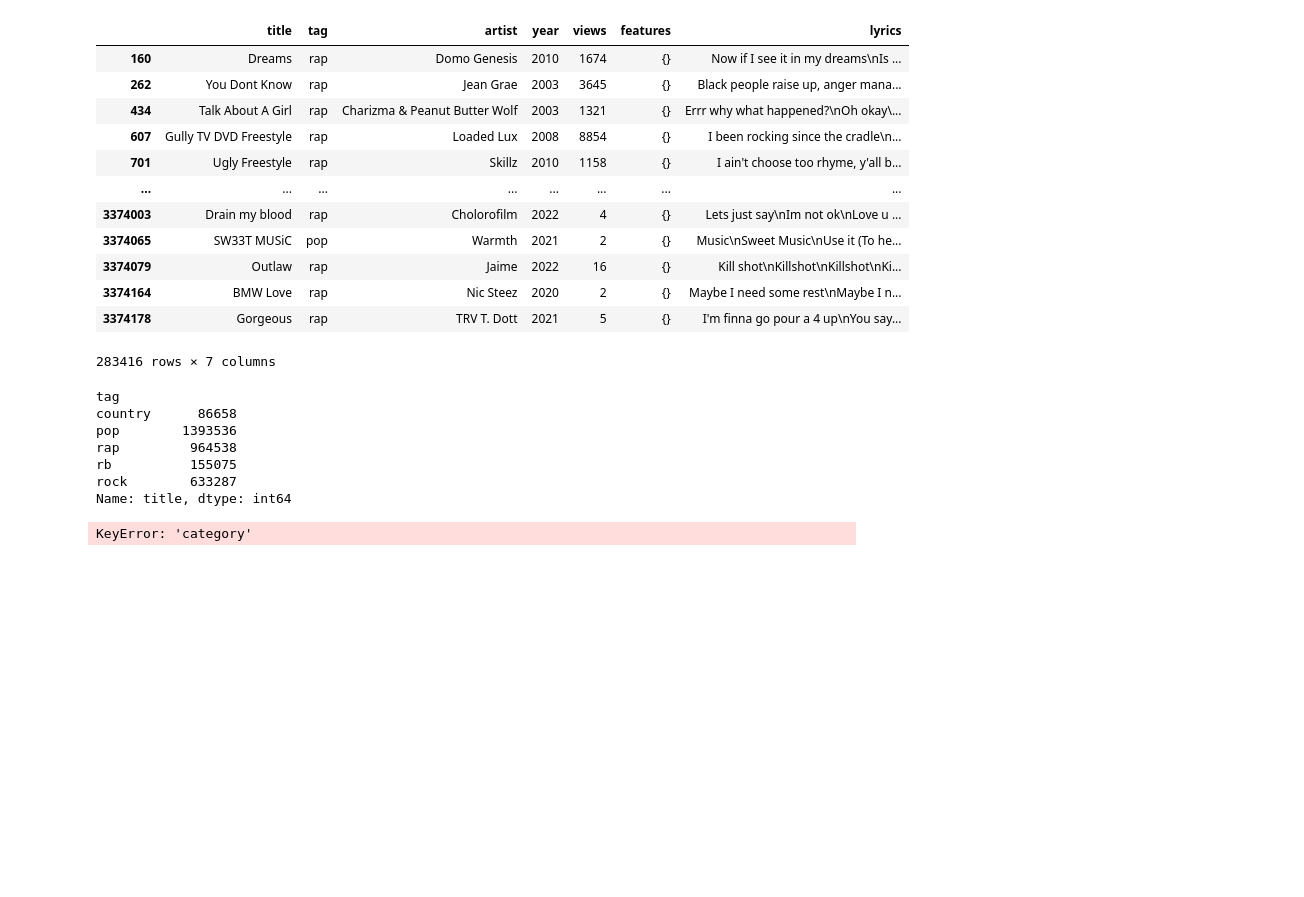
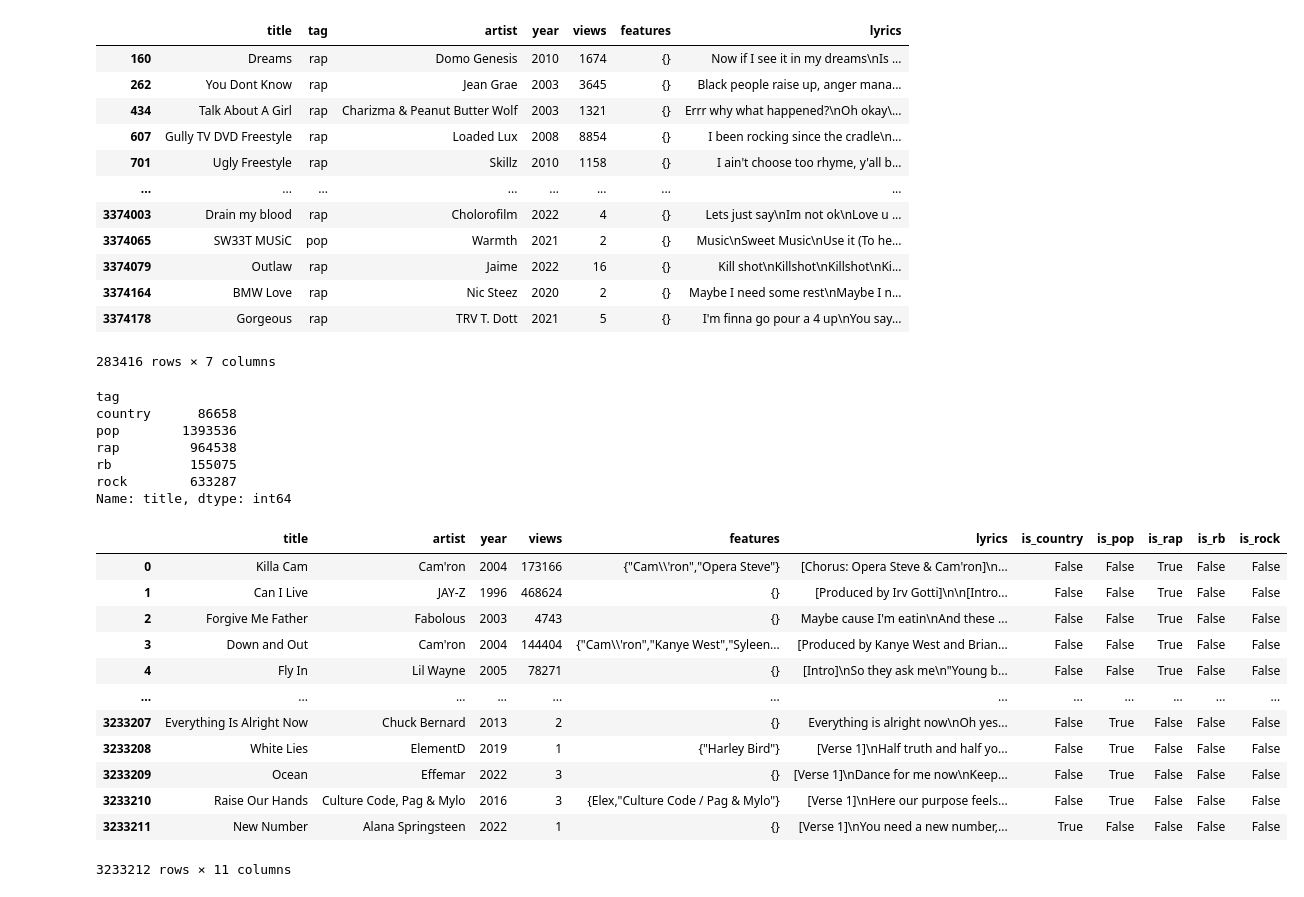
Before and after one commit to ChefBB/TA_project, a Jupyter notebook: preprocessing.ipynb, the cells around one changed output. Cells and saved outputs as stored; diff of their text form; code cells hidden in the pictures; blank space fills up the shorter version.

Commit message:
exploded tag column, overwritten dataset

```diff
--- a/preprocessing.ipynb
+++ b/preprocessing.ipynb
@@ -113,11 +114,25 @@ Name: title, dtype: int64
 #    e.g. artists mentioned in the artist category rather than the feats category,
 #    further complicated by the existence of groups such as Simon & Garfunkel)
 # %%
-df = pd.concat(
-    [
-        df,
-        pd.get_dummies(df['genre'], prefix='is', dtype=bool)
-    ], axis=1
-).drop(columns= 'genre')
+# explode column tag into is_<genre>
+# df = pd.concat(
+#     [
+#         df,
+#         pd.get_dummies(df['tag'], prefix='is', dtype=bool)
+#     ], axis=1
+# ).drop(columns= 'tag')
+# df
 # %% [output]
+|  | title | artist | year | views | features | lyrics | is_country | is_pop | is_rap | is_rb | is_rock |
+| 0 | Killa Cam | Cam'ron | 2004 | 173166 | {"Cam\\'ron","Opera Steve"} | [Chorus: Opera Steve & Cam'ron]\n... | False | False | True | False | False |
+| 1 | Can I Live | JAY-Z | 1996 | 468624 | {} | [Produced by Irv Gotti]\n\n[Intro... | False | False | True | False | False |
+| 2 | Forgive Me Father | Fabolous | 2003 | 4743 | {} | Maybe cause I'm eatin\nAnd these ... | False | False | True | False | False |
+| 3 | Down and Out | Cam'ron | 2004 | 144404 | {"Cam\\'ron","Kanye West","Syleen... | [Produced by Kanye West and Brian... | False | False | True | False | False |
+| 4 | Fly In | Lil Wayne | 2005 | 78271 | {} | [Intro]\nSo they ask me\n"Young b... | False | False | True | False | False |
+| ... | ... | ... | ... | ... | ... | ... | ... | ... | ... | ... | ... |
+| 3233207 | Everything Is Alright Now | Chuck Bernard | 2013 | 2 | {} | Everything is alright now\nOh yes... | False | True | False | False | False |
+| 3233208 | White Lies | ElementD | 2019 | 1 | {"Harley Bird"} | [Verse 1]\nHalf truth and half yo... | False | True | False | False | False |
+| 3233209 | Ocean | Effemar | 2022 | 3 | {} | [Verse 1]\nDance for me now\nKeep... | False | True | False | False | False |
+| 3233210 | Raise Our Hands | Culture Code, Pag & Mylo | 2016 | 3 | {Elex,"Culture Code / Pag & Mylo"} | [Verse 1]\nHere our purpose feels... | False | True | False | False | False |
+| 3233211 | New Number | Alana Springsteen | 2022 | 1 | {} | [Verse 1]\nYou need a new number,... | True | False | False | False | False |
-KeyError: 'category'
+3233212 rows × 11 columns
```
Also changed, not shown: parts of 3 cells of this notebook.
